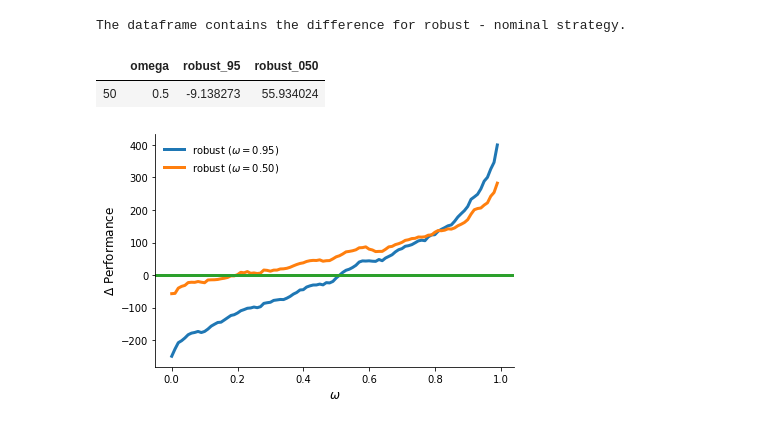
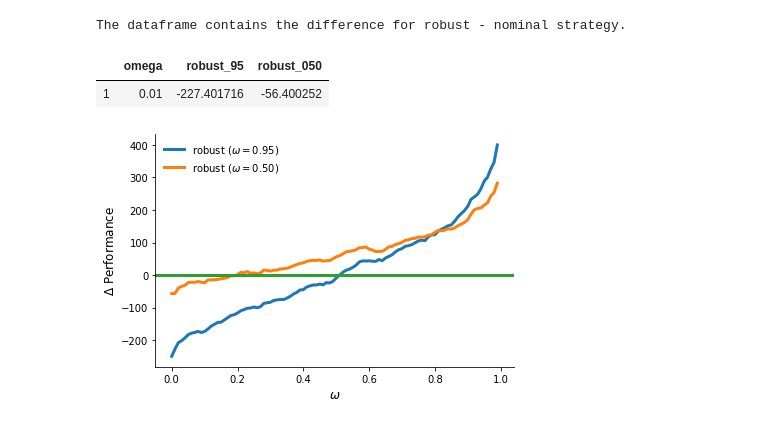
Before and after one commit to robustzurcher/analysis, a Jupyter notebook: notebooks/03_application.ipynb, the cells around one changed output. Saved outputs shown, nothing was run; the diff lists cells and outputs as text; code cells hidden in the pictures.

```diff
--- a/notebooks/03_application.ipynb
+++ b/notebooks/03_application.ipynb
@@ -157,10 +157,10 @@ df = get_difference_df()
 # %% [output]
 The dataframe contains the difference for robust - nominal strategy.
 # %%
-df[df["omega"] == 0.50]
+df[df["omega"] == 0.01]
 # %% [output]
 |  | omega | robust_95 | robust_050 |
-| 50 | 0.5 | -9.138273 | 55.934024 |
+| 1 | 0.01 | -227.401716 | -56.400252 |
 # %%
 get_difference_plot()
 # %% [output]
```
Also changed, not shown: parts of 4 cells of this notebook, 10 other files.
